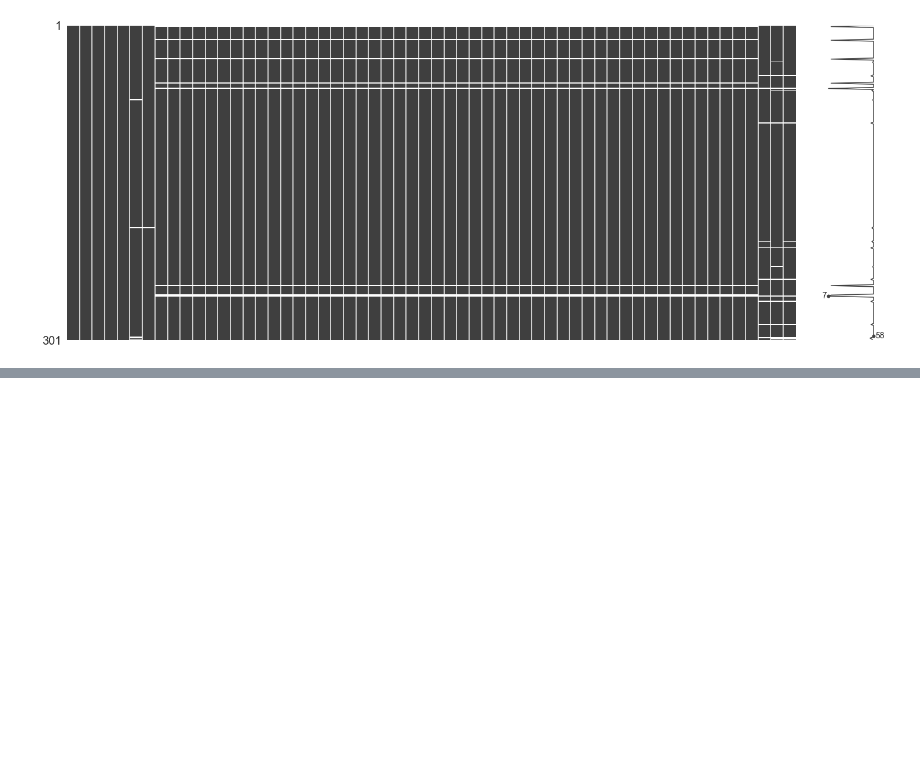
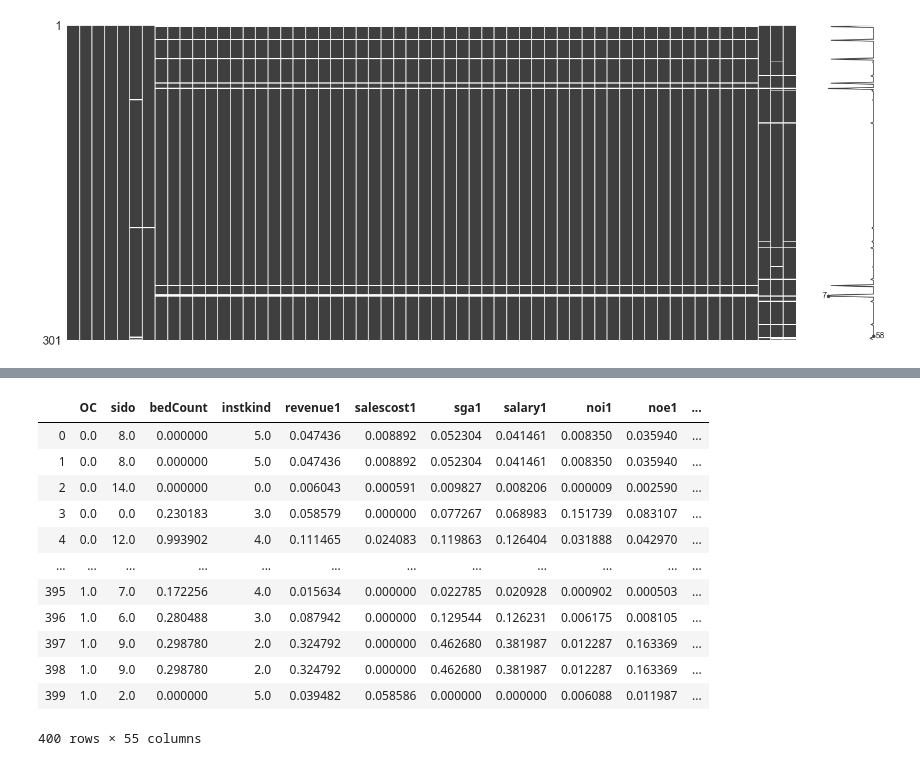
Before and after one commit to bill7845/jupyter_repo, a Jupyter notebook: jupyter_CODE/병원개폐업예측모델링/병원개폐업예측모델링_5.ipynb, the cells around one changed output, grey strips where cells are left out. Saved outputs shown, nothing was run; the diff lists cells and outputs as text; code cells hidden in the pictures; blank space fills up the shorter version.

```diff
--- a/jupyter_CODE/병원개폐업예측모델링/병원개폐업예측모델링_5.ipynb
+++ b/jupyter_CODE/병원개폐업예측모델링/병원개폐업예측모델링_5.ipynb
@@ -61,0 +243,38 @@ msno.matrix(train)
+# %%
+# SMOTE
+# 단순 반복이 아닌 KNN을 통해 주변 인공 데이터를 생성하는 SMOTE(Synthetic Minority Oversampling TEchnique)
+
+from sklearn.neighbors import NearestNeighbors
+
+def load_data_with_SMOTE(df):
+    rawdata = df
+    size = 200
+    small = rawdata[rawdata['OC'] == 0] # 소수 클래스
+    n_sample = small.shape[0] # 소수 클래스 개수
+    idx = np.random.randint(0, n_sample, size) # 0~49범위의 랜덤수 150개 생성
+    X = small.iloc[idx, range(1,55)].values # * 랜덤수150개에 해당하는 1~5 col 정보 추출
+    y = small.iloc[idx, 0].values # 랜덤수150개에 해당하는 클래스 추출 'B'
+
+    # kneighbors(X) => 두가지 return (distance,index)
+    knn = NearestNeighbors(n_neighbors=2) # 2개의 최근접 이웃을 찾겠다
+    knn.fit(X) # 2d array input
+    _d, i = knn.kneighbors(X) # input 데이터와 최근접 이웃 2가지의 index(학습데이터)와 input데이터와 이웃데이터 사이의 거리를 반환
+    idx2 = i[:, 1] # train과 input이 같으므로 최근접 이웃 2가지의 return 중 첫번째는 무조건 "같은"데이터가나옴. 같은데이터 제외
+    diff = X - X[idx2]
+    X = X + np.random.random(54) * diff # 최근접 이웃과 비슷한 데이터로 생성
+    B = np.concatenate([np.transpose(y[np.newaxis]), X], axis=1)
+    B = pd.DataFrame(B)
+
+    n_sample = rawdata[rawdata['OC'] == 1].shape[0]
+    idx = np.random.randint(0, n_sample, size)
+    L = rawdata[rawdata['OC'] == 1].iloc[idx]
+
+    df = np.concatenate([B.values, L.values])
+
+#     le = LabelEncoder()
+#     X = d[:, 1:31]
+#     y = le.fit_transform(d[:, 0])
+    return df
+# %%
+df = load_data_with_SMOTE(train_res)
+train_res = pd.DataFrame(df,columns=train_res.columns)
@@ -61,0 +293,16 @@ msno.matrix(train)
+# %%
+train_res
+# %% [output]
+|  | OC | sido | bedCount | instkind | revenue1 | salescost1 | sga1 | salary1 | noi1 | noe1 | ... |
+| 0 | 0.0 | 8.0 | 0.000000 | 5.0 | 0.047436 | 0.008892 | 0.052304 | 0.041461 | 0.008350 | 0.035940 | ... |
+| 1 | 0.0 | 8.0 | 0.000000 | 5.0 | 0.047436 | 0.008892 | 0.052304 | 0.041461 | 0.008350 | 0.035940 | ... |
+| 2 | 0.0 | 14.0 | 0.000000 | 0.0 | 0.006043 | 0.000591 | 0.009827 | 0.008206 | 0.000009 | 0.002590 | ... |
+| 3 | 0.0 | 0.0 | 0.230183 | 3.0 | 0.058579 | 0.000000 | 0.077267 | 0.068983 | 0.151739 | 0.083107 | ... |
+| 4 | 0.0 | 12.0 | 0.993902 | 4.0 | 0.111465 | 0.024083 | 0.119863 | 0.126404 | 0.031888 | 0.042970 | ... |
+| ... | ... | ... | ... | ... | ... | ... | ... | ... | ... | ... | ... |
+| 395 | 1.0 | 7.0 | 0.172256 | 4.0 | 0.015634 | 0.000000 | 0.022785 | 0.020928 | 0.000902 | 0.000503 | ... |
+| 396 | 1.0 | 6.0 | 0.280488 | 3.0 | 0.087942 | 0.000000 | 0.129544 | 0.126231 | 0.006175 | 0.008105 | ... |
+| 397 | 1.0 | 9.0 | 0.298780 | 2.0 | 0.324792 | 0.000000 | 0.462680 | 0.381987 | 0.012287 | 0.163369 | ... |
+| 398 | 1.0 | 9.0 | 0.298780 | 2.0 | 0.324792 | 0.000000 | 0.462680 | 0.381987 | 0.012287 | 0.163369 | ... |
+| 399 | 1.0 | 2.0 | 0.000000 | 5.0 | 0.039482 | 0.058586 | 0.000000 | 0.000000 | 0.006088 | 0.011987 | ... |
+400 rows × 55 columns
```
Also changed, not shown: parts of 18 cells of this notebook, 3 other files.
